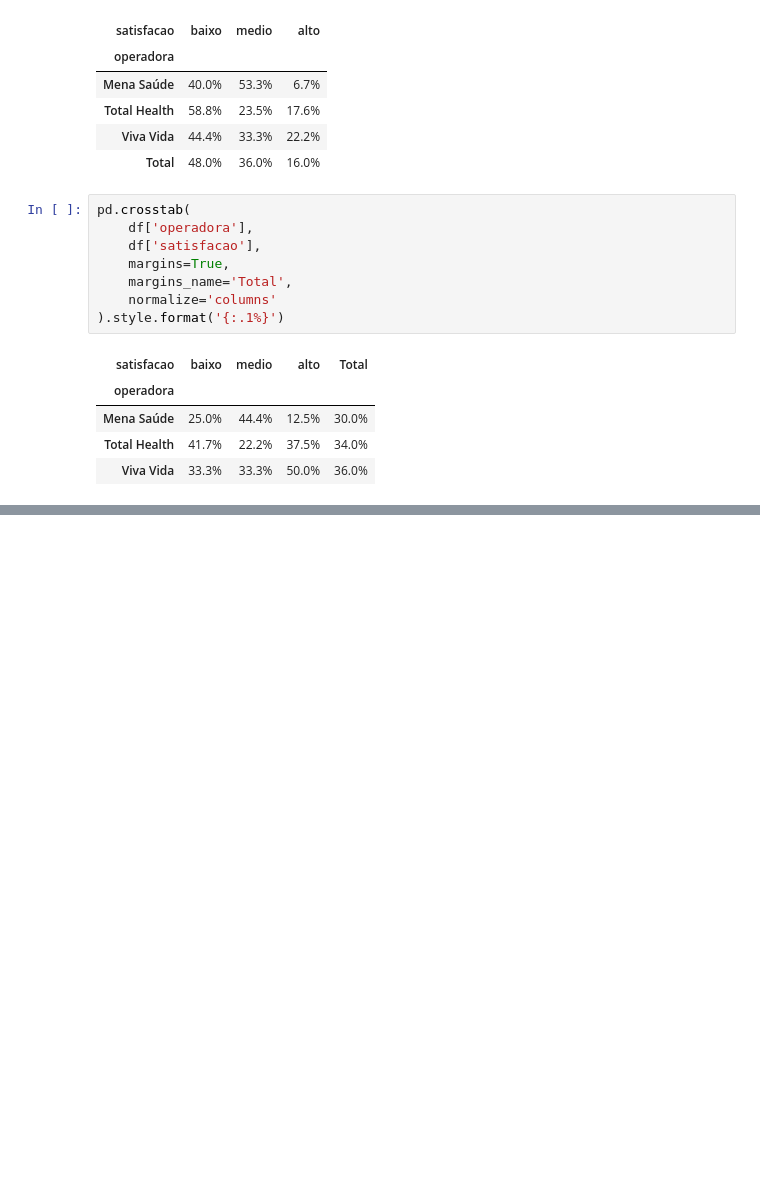
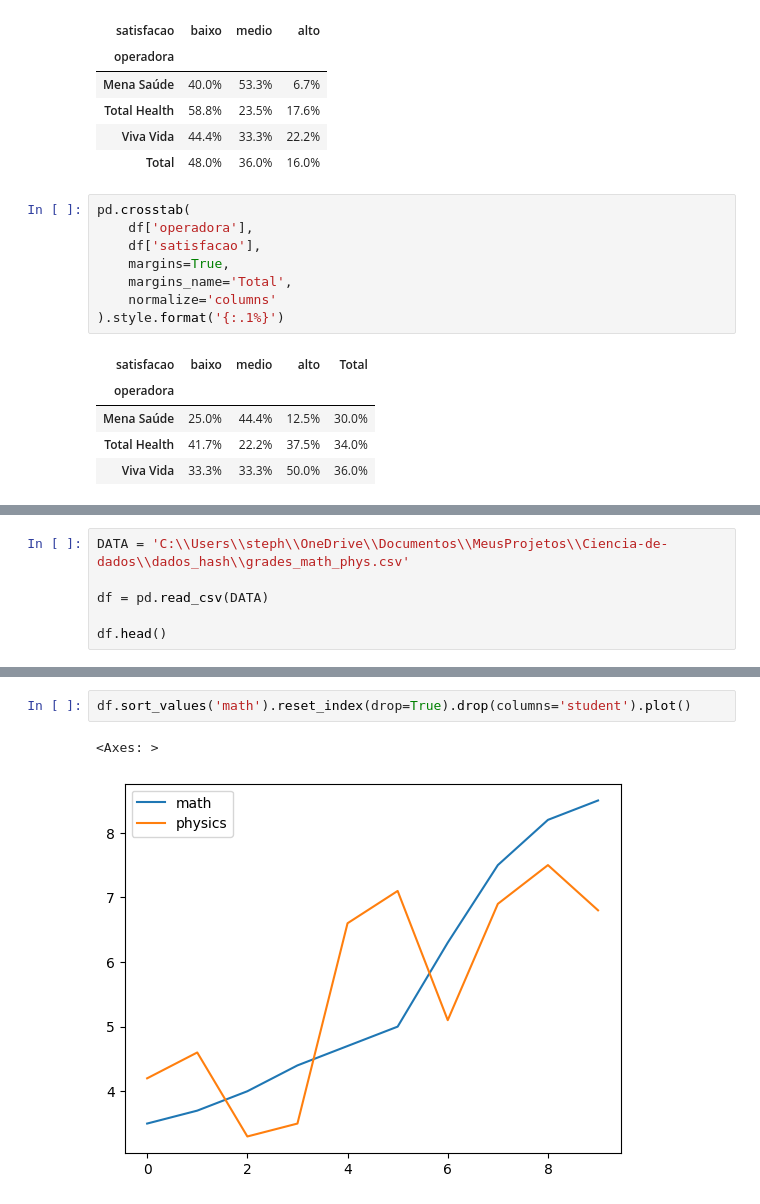
Before and after one commit to stephanyresque/Ciencia-de-dados-2, a Jupyter notebook: mes01/06_01_25.ipynb, the cells around one changed output, grey strips where cells are left out. Saved outputs shown, nothing was run; the diff lists cells and outputs as text; blank space fills up the shorter version.

```diff
--- a/mes01/06_01_25.ipynb
+++ b/mes01/06_01_25.ipynb
@@ -372,0 +443,6 @@ pd.crosstab(
+# %%
+DATA = 'C:\\Users\\steph\\OneDrive\\Documentos\\MeusProjetos\\Ciencia-de-dados\\dados_hash\\grades_math_phys.csv'
+
+df = pd.read_csv(DATA)
+
+df.head()
@@ -372,0 +508,5 @@ pd.crosstab(
+# %%
+df.sort_values('math').reset_index(drop=True).drop(columns='student').plot()
+# %% [output]
+<Axes: >
+[figure, added]
```
Also changed, not shown: parts of 36 cells of this notebook.
